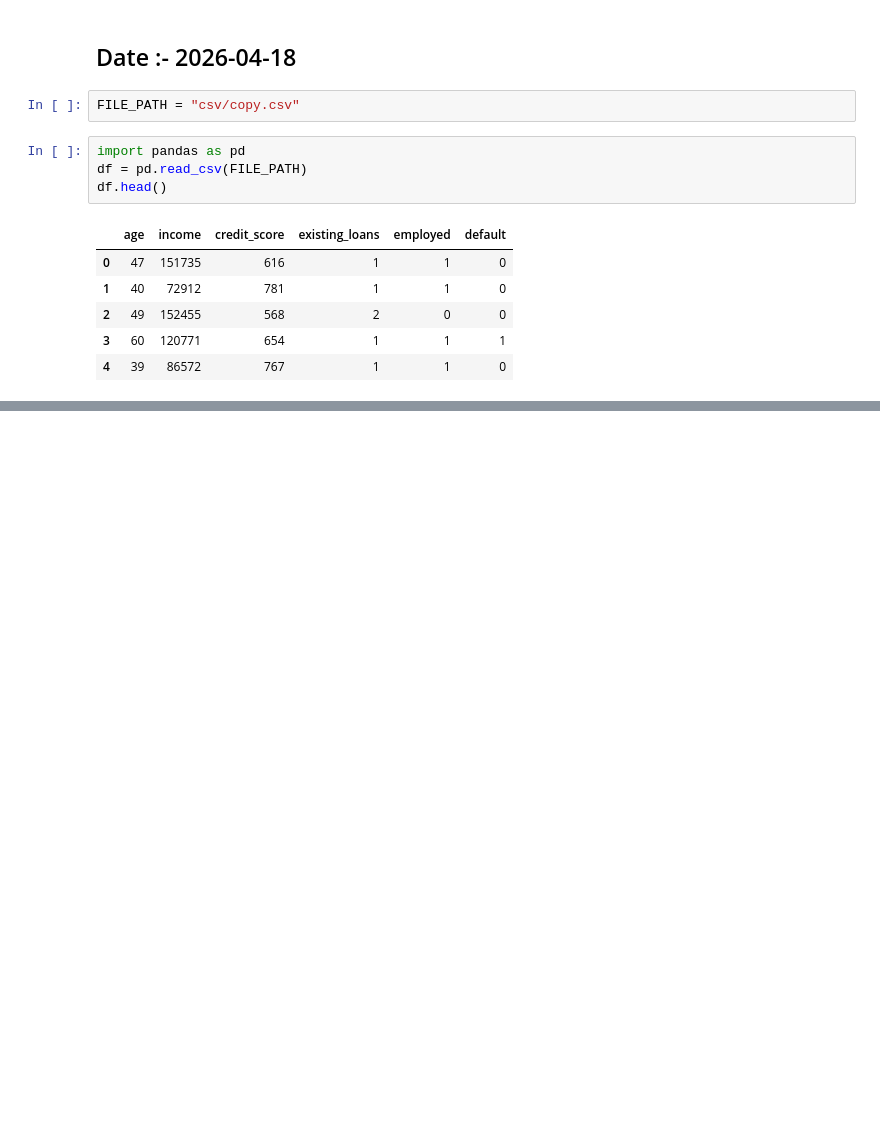
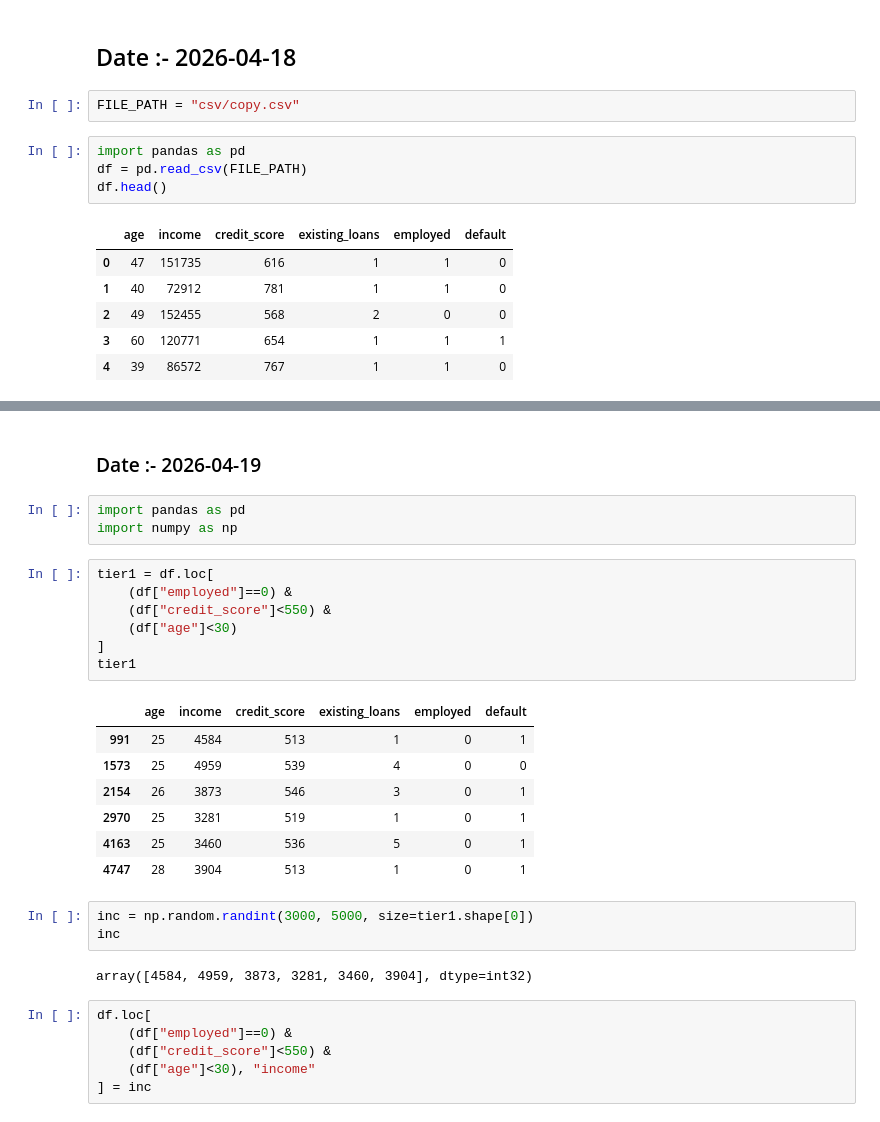
Before and after one commit to mdalishekh/DriftShield, a Jupyter notebook: data_clean.ipynb, the cells around one changed output, grey strips where cells are left out. Cells and saved outputs as stored; diff of their text form; blank space fills up the shorter version.

```diff
--- a/data_clean.ipynb
+++ b/data_clean.ipynb
@@ -432,0 +434,31 @@ Name: income, Length: 360, dtype: int64
+# %% [markdown]
+### Date :-  2026-04-19
+# %%
+import pandas as pd
+import numpy as np
+# %%
+tier1 = df.loc[
+    (df["employed"]==0) &
+    (df["credit_score"]<550) &
+    (df["age"]<30)
+]
+tier1
+# %% [output]
+|  | age | income | credit_score | existing_loans | employed | default |
+| 991 | 25 | 4584 | 513 | 1 | 0 | 1 |
+| 1573 | 25 | 4959 | 539 | 4 | 0 | 0 |
+| 2154 | 26 | 3873 | 546 | 3 | 0 | 1 |
+| 2970 | 25 | 3281 | 519 | 1 | 0 | 1 |
+| 4163 | 25 | 3460 | 536 | 5 | 0 | 1 |
+| 4747 | 28 | 3904 | 513 | 1 | 0 | 1 |
+# %%
+inc = np.random.randint(3000, 5000, size=tier1.shape[0])
+inc
+# %% [output]
+array([4584, 4959, 3873, 3281, 3460, 3904], dtype=int32)
+# %%
+df.loc[
+    (df["employed"]==0) &
+    (df["credit_score"]<550) &
+    (df["age"]<30), "income"
+] = inc
```
Also changed, not shown: parts of 16 cells of this notebook, 1 other file.
